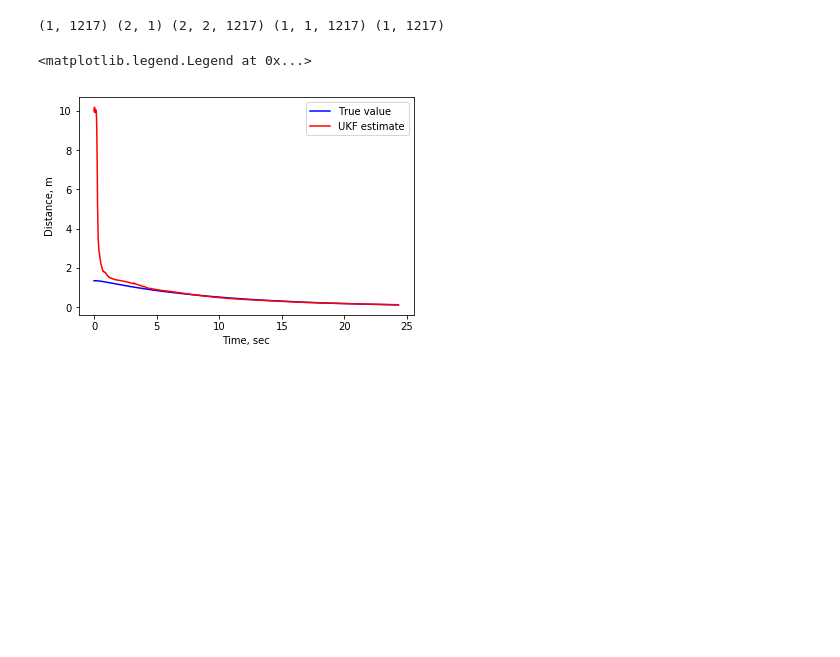
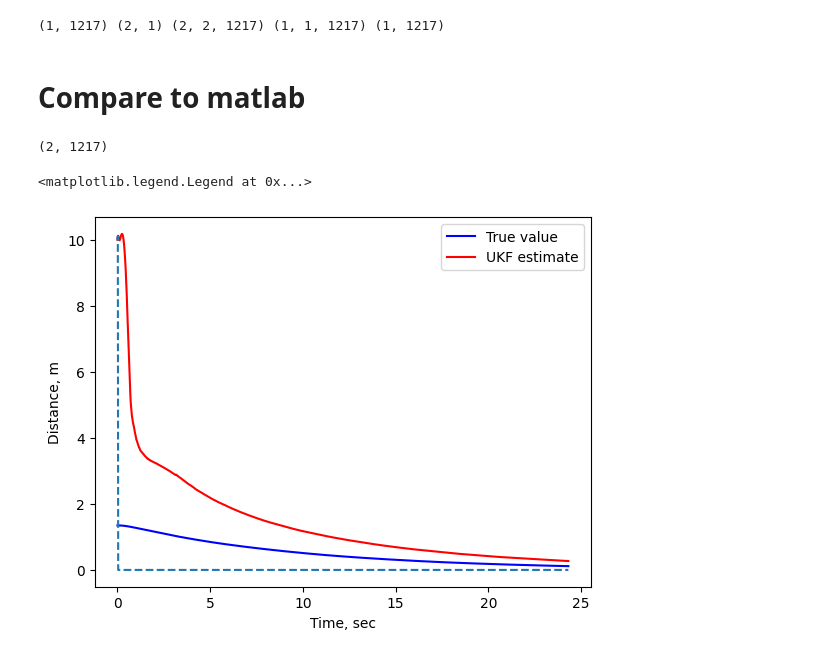
Before and after one commit to florisvb/pyUKFsqrt, a Jupyter notebook: examples/ukf_sqrt_example_data.ipynb, the cells around one changed output. Cells and saved outputs as stored; diff of their text form; code cells hidden in the pictures; blank space fills up the shorter version.

```diff
--- a/examples/ukf_sqrt_example_data.ipynb
+++ b/examples/ukf_sqrt_example_data.ipynb
@@ -24,6 +24,9 @@ t = mat['time']
 dt = mat['dt']
 flow = mat['optic_flow']
 x0 = np.matrix([[10], [-1]])
+# %%
+Q = 1e-6*np.eye(2)
+R = 1e-4*np.eye(1)
 # %%
 plt.plot(t, flow, label='Measured optic flow')
 plt.plot(t, v/d, label='Truth')
@@ -73,11 +76,11 @@ def h(x, u, w):
     return y
 # %%
 # process dynamics
-def f(x, u, w=None):
+def f(x, u, w):
     d, v = np.ravel(x[:,-1])
     u = np.ravel(u[:,-1])
     xhat = np.vstack((d + v*dt,
-                      v + u*dt))
+                      v + u*dt)) + w
     return xhat
 # %% [markdown]
 # Make R and Q functions of time
@@ -101,15 +104,26 @@ print(y.shape, x0.shape, Qt.shape, Rt.shape, u.shape)
 (1, 1217) (2, 1) (2, 2, 1217) (1, 1, 1217) (1, 1217)
 # %%
 xhat, P, s = ukf_sqrt(y, x0, f, h, Qt, Rt, u, alpha=0.001, beta=2)
+# %% [markdown]
+# Compare to matlab
+# %%
+matlab_results = scipy.io.loadmat('ukf_matlab_output_with_P_Qe-3.mat')
+# %%
+xf_matlab = matlab_results['xf']
+# %%
+xf_matlab.shape
+# %% [output]
+(2, 1217)
 # %%
 plt.plot(t, d, color='blue', label='True value')
 plt.plot(t, xhat[0,:].T, color='red', label='UKF estimate')
+plt.plot(t, xf_matlab[0,:].T, '--')
 
 plt.xlabel('Time, sec')
 plt.ylabel('Distance, m')
 
 plt.legend()
 # %% [output]
 <matplotlib.legend.Legend at 0x...>
-[figure, old version]
+[figure, new version]
 # %%
```
Also changed, not shown: parts of 7 cells of this notebook, 1 other file.
